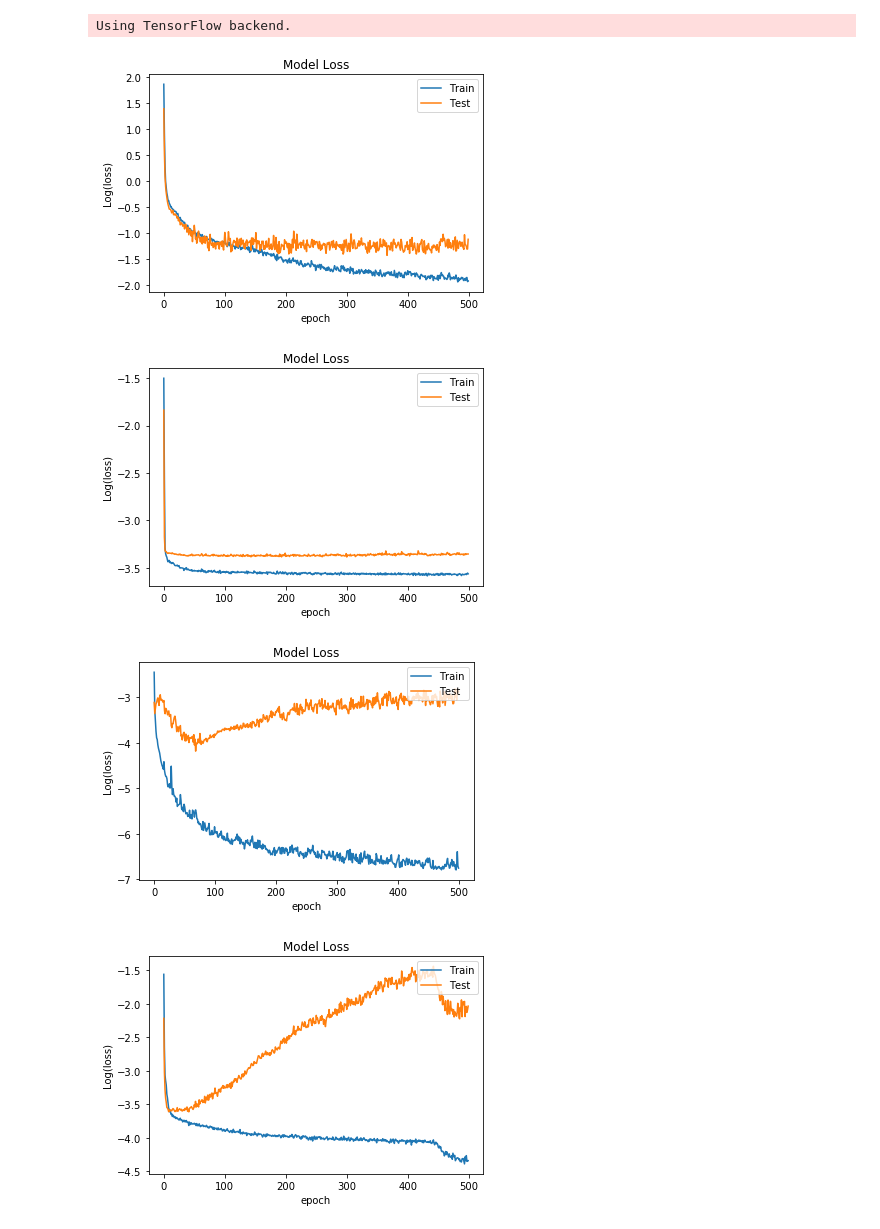
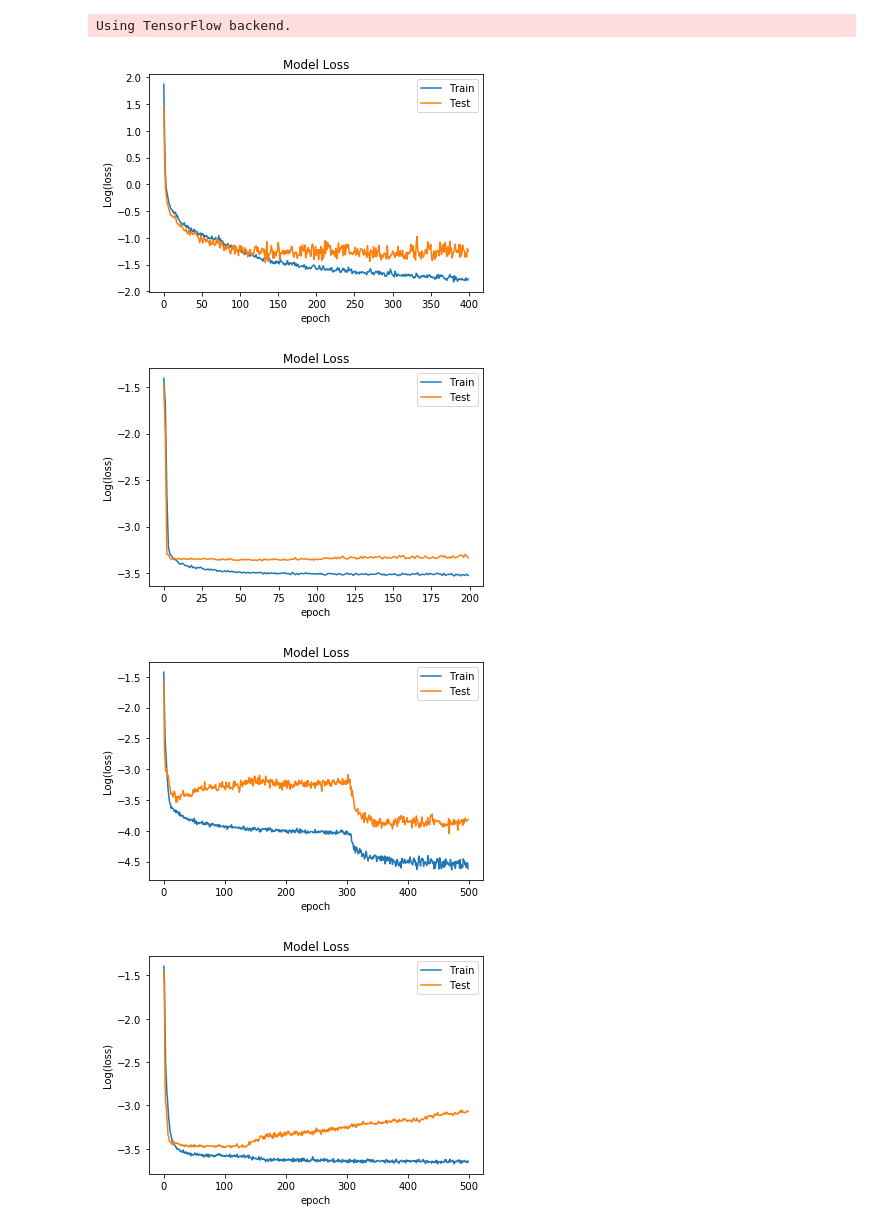
Before and after one commit to sshh12/OverwatchML, a Jupyter notebook: OverwatchPredictSR.ipynb, the cells around one changed output. Drawn from its saved outputs; the diff is of its cells as text; code cells hidden in the pictures.

```diff
--- a/OverwatchPredictSR.ipynb
+++ b/OverwatchPredictSR.ipynb
@@ -195,11 +193,11 @@ def get_model(from_file=False):
     if not from_file:
 
         model = Sequential()
-        model.add(Dense(50, input_dim=68, kernel_initializer='normal', activation='relu'))
+        model.add(Dense(40, input_dim=68, kernel_initializer='normal', activation='relu'))
         model.add(Dropout(0.25))
         model.add(Dense(40, kernel_initializer='normal', activation='relu'))
         model.add(Dropout(0.25))
-        model.add(Dense(30, kernel_initializer='normal', activation='relu'))
+        model.add(Dense(40, kernel_initializer='normal', activation='relu'))
         model.add(Dense(1, kernel_initializer='normal'))
 
         model.compile(loss='mean_squared_error', optimizer='adam') # MSE loss b/c regression
@@ -217,9 +215,9 @@ def get_model2(from_file=False):
         model = Sequential()
         model.add(Dense(13, input_dim=13, kernel_initializer='normal', activation='relu'))
         model.add(Dropout(0.25))
-        model.add(Dense(25, kernel_initializer='normal', activation='relu'))
+        model.add(Dense(13, kernel_initializer='normal', activation='relu'))
         model.add(Dropout(0.25))
-        model.add(Dense(50, kernel_initializer='normal', activation='relu'))
+        model.add(Dense(13, kernel_initializer='normal', activation='relu'))
         model.add(Dense(1, kernel_initializer='normal'))
 
         model.compile(loss='mean_squared_error', optimizer='adam')
@@ -235,11 +233,11 @@ def get_model3(from_file=False):
     if not from_file:
 
         model = Sequential()
-        model.add(Dense(50, input_dim=3090, kernel_initializer='normal', activation='relu'))
-        model.add(Dropout(0.4))
-        model.add(Dense(50, kernel_initializer='normal', activation='relu'))
-        model.add(Dropout(0.4))
-        model.add(Dense(50, kernel_initializer='normal', activation='relu'))
+        model.add(Dense(8, input_dim=3090, kernel_initializer='normal', activation='relu'))
+        model.add(Dropout(0.5))
+        model.add(Dense(8, kernel_initializer='normal', activation='relu'))
+        model.add(Dropout(0.5))
+        model.add(Dense(8, kernel_initializer='normal', activation='relu'))
         model.add(Dense(1, kernel_initializer='normal'))
 
         model.compile(loss='mean_squared_error', optimizer='adam')
@@ -255,11 +253,11 @@ def get_model4(from_file=False):
     if not from_file:
 
         model = Sequential()
-        model.add(Dense(20, input_dim=410, kernel_initializer='normal', activation='relu'))
-        model.add(Dropout(0.4))
-        model.add(Dense(20, kernel_initializer='normal', activation='relu'))
-        model.add(Dropout(0.4))
-        model.add(Dense(20, kernel_initializer='normal', activation='relu'))
+        model.add(Dense(8, input_dim=410, kernel_initializer='normal', activation='relu'))
+        model.add(Dropout(0.5))
+        model.add(Dense(8, kernel_initializer='normal', activation='relu'))
+        model.add(Dropout(0.5))
+        model.add(Dense(8, kernel_initializer='normal', activation='relu'))
         model.add(Dense(1, kernel_initializer='normal'))
 
         model.compile(loss='mean_squared_error', optimizer='adam')
@@ -276,9 +274,7 @@ def get_model5(from_file=False):
 
         model = Sequential()
         model.add(Dense(20, input_dim=3158, kernel_initializer='normal', activation='relu'))
-        model.add(Dropout(0.4))
-        model.add(Dense(20, kernel_initializer='normal', activation='relu'))
-        model.add(Dropout(0.4))
+        model.add(Dropout(0.5))
         model.add(Dense(20, kernel_initializer='normal', activation='relu'))
         model.add(Dense(1, kernel_initializer='normal'))
 
@@ -378,55 +374,55 @@ X, y, scaler_X, scaler_y = scale_data(*load_data())
 
 model = get_model()
 
-history = train_model(model, X, y, epochs=500, batch_size=100, validation_split=.10)
+history = train_model(model, X, y, epochs=400, batch_size=100, validation_split=.10)
 
 model.save(os.path.join('models', 'overwatch-sr-1.h5'))
 
 view(history)
 # %% [output]
-[figure, old version]
+[figure, new version]
 # %%
 # Model 2
 
-X2, y2, scaler_X2 = scale_data2(*load_data2())
+X, y, scaler_X2 = scale_data2(*load_data2())
 
 model2 = get_model2()
 
-history2 = train_model(model2, X2, y2, epochs=500, batch_size=100, validation_split=.10)
+history2 = train_model(model2, X, y, epochs=200, batch_size=100, validation_split=.10)
 
 model2.save(os.path.join('models', 'overwatch-sr-2.h5'))
 
 view(history2)
 # %% [output]
-[figure, old version]
+[figure, new version]
 # %%
 # Model 3
 
-X3, y3, scaler_X3 = scale_data2(*load_data3())
+X, y, scaler_X3 = scale_data2(*load_data3())
 
 model3 = get_model3()
 
-history3 = train_model(model3, X3, y3, epochs=500, batch_size=100, validation_split=.10)
+history3 = train_model(model3, X, y, epochs=500, batch_size=100, validation_split=.10)
 
 model3.save(os.path.join('models', 'overwatch-sr-3.h5'))
 
 view(history3)
 # %% [output]
-[figure, old version]
+[figure, new version]
 # %%
 # Model 4
 
-X4, y4, scaler_X4 = scale_data2(*load_data4())
+X, y, scaler_X4 = scale_data2(*load_data4())
 
 model4 = get_model4()
 
-history4 = train_model(model4, X4, y4, epochs=500, batch_size=100, validation_split=.10)
+history4 = train_model(model4, X, y, epochs=500, batch_size=100, validation_split=.10)
 
 model4.save(os.path.join('models', 'overwatch-sr-4.h5'))
 
 view(history4)
 # %% [output]
-[figure, old version]
+[figure, new version]
 # %%
 # Model 5
 
```
Also changed, not shown: parts of 3 cells of this notebook, 6 other files.
